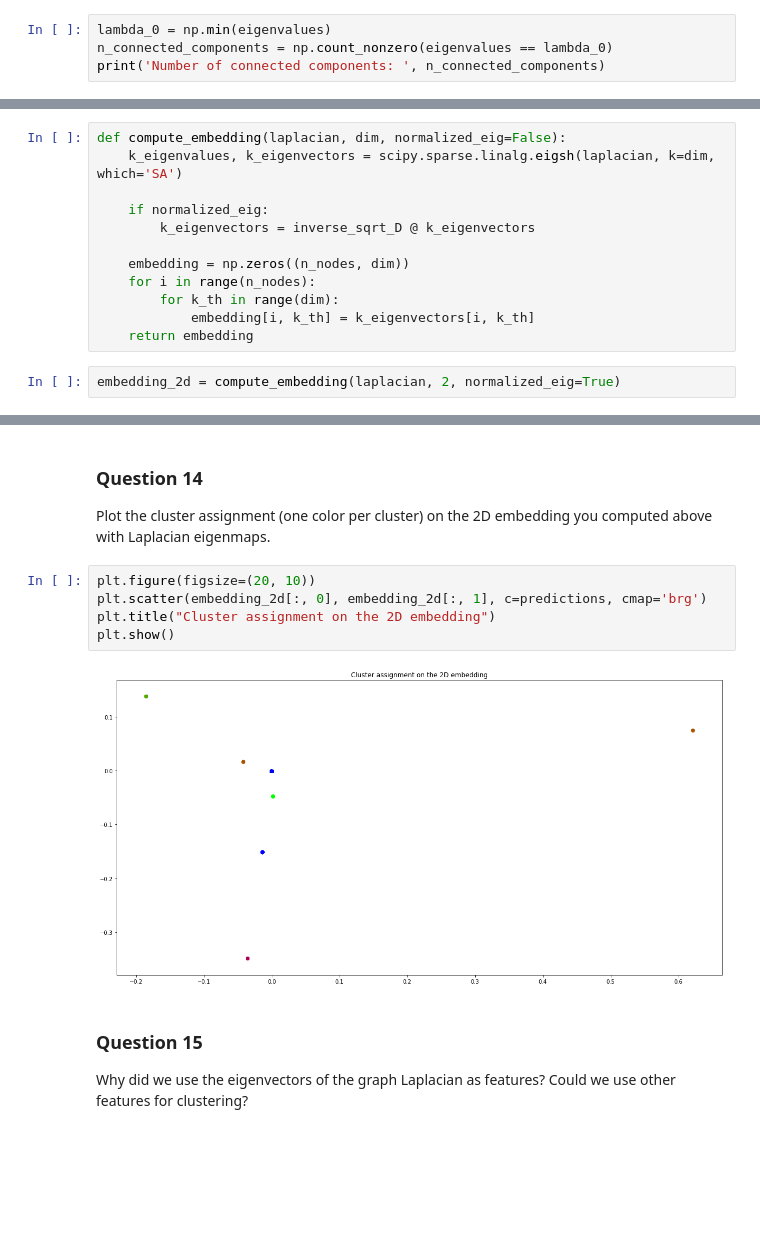
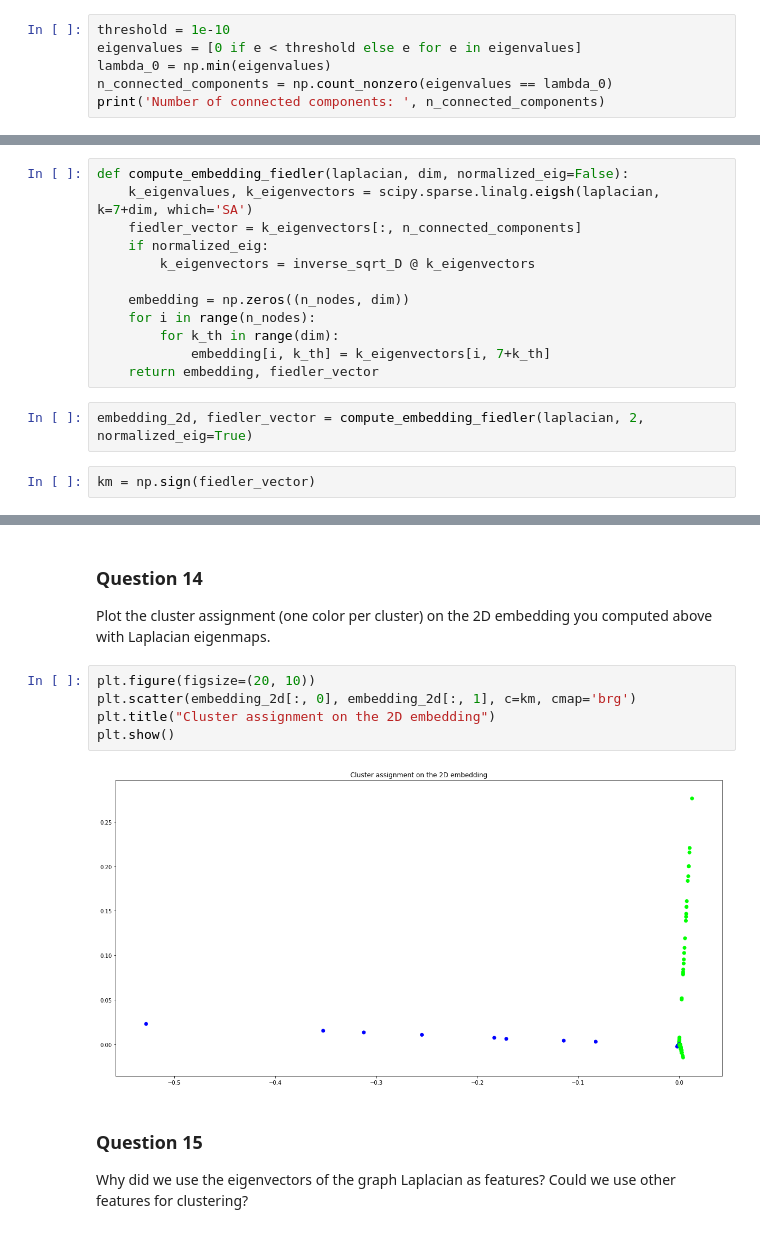
Before and after one commit to Adirlou/ntds_2018, a Jupyter notebook: 3_spectral_graph_theory.ipynb, the cells around one changed output, grey strips where cells are left out. Saved outputs shown, nothing was run; the diff lists cells and outputs as text; blank space fills up the shorter version.

```diff
--- a/3_spectral_graph_theory.ipynb
+++ b/3_spectral_graph_theory.ipynb
@@ -131,6 +126,8 @@ plt.show()
 # %% [markdown]
 How many connected components are there in your graph? Answer using the eigenvalues only.
 # %%
+threshold = 1e-10
+eigenvalues = [0 if e < threshold else e for e in eigenvalues]
 lambda_0 = np.min(eigenvalues)
 n_connected_components = np.count_nonzero(eigenvalues == lambda_0)
 print('Number of connected components: ', n_connected_components)
@@ -167,19 +166,21 @@ Try with and without re-normalizing the eigenvectors by the degrees, then keep t
 When $k \ll N$ eigenvectors are needed, partial eigendecompositions are much more efficient than complete eigendecompositions.
 A partial eigendecomposition scales as $\Omega(k |\mathcal{E}|$), while a complete eigendecomposition costs $\mathcal{O}(N^3)$ operations.
 # %%
-def compute_embedding(laplacian, dim, normalized_eig=False):
-    k_eigenvalues, k_eigenvectors = scipy.sparse.linalg.eigsh(laplacian, k=dim, which='SA')
-
+def compute_embedding_fiedler(laplacian, dim, normalized_eig=False):
+    k_eigenvalues, k_eigenvectors = scipy.sparse.linalg.eigsh(laplacian, k=7+dim, which='SA')
+    fiedler_vector = k_eigenvectors[:, n_connected_components]
     if normalized_eig:
         k_eigenvectors = inverse_sqrt_D @ k_eigenvectors
 
     embedding = np.zeros((n_nodes, dim))
     for i in range(n_nodes):
         for k_th in range(dim):
-            embedding[i, k_th] = k_eigenvectors[i, k_th]
-    return embedding
+            embedding[i, k_th] = k_eigenvectors[i, 7+k_th]
+    return embedding, fiedler_vector
 # %%
-embedding_2d = compute_embedding(laplacian, 2, normalized_eig=True)
+embedding_2d, fiedler_vector = compute_embedding_fiedler(laplacian, 2, normalized_eig=True)
+# %%
+km = np.sign(fiedler_vector)
 # %% [markdown]
 Plot the nodes embedded in 2D. Comment on what you see.
 # %%
@@ -247,11 +253,11 @@ Look for the `labels` in the [dataset descriptions](https://github.com/mdeff/ntd
 Plot the cluster assignment (one color per cluster) on the 2D embedding you computed above with Laplacian eigenmaps.
 # %%
 plt.figure(figsize=(20, 10))
-plt.scatter(embedding_2d[:, 0], embedding_2d[:, 1], c=predictions, cmap='brg')
+plt.scatter(embedding_2d[:, 0], embedding_2d[:, 1], c=km, cmap='brg')
 plt.title("Cluster assignment on the 2D embedding")
 plt.show()
 # %% [output]
-[figure, old version]
+[figure, new version]
 # %% [markdown]
 ### Question 15
 
```
Also changed, not shown: parts of 6 cells of this notebook.
